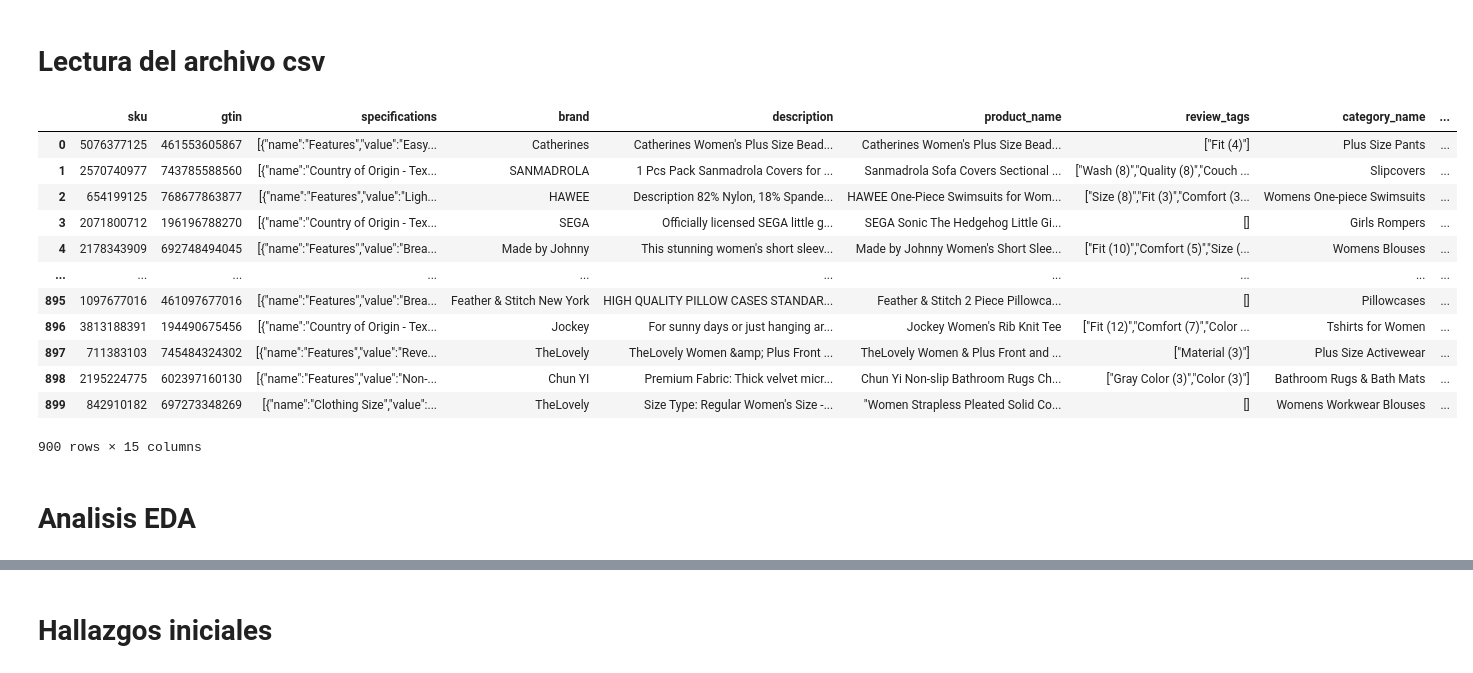
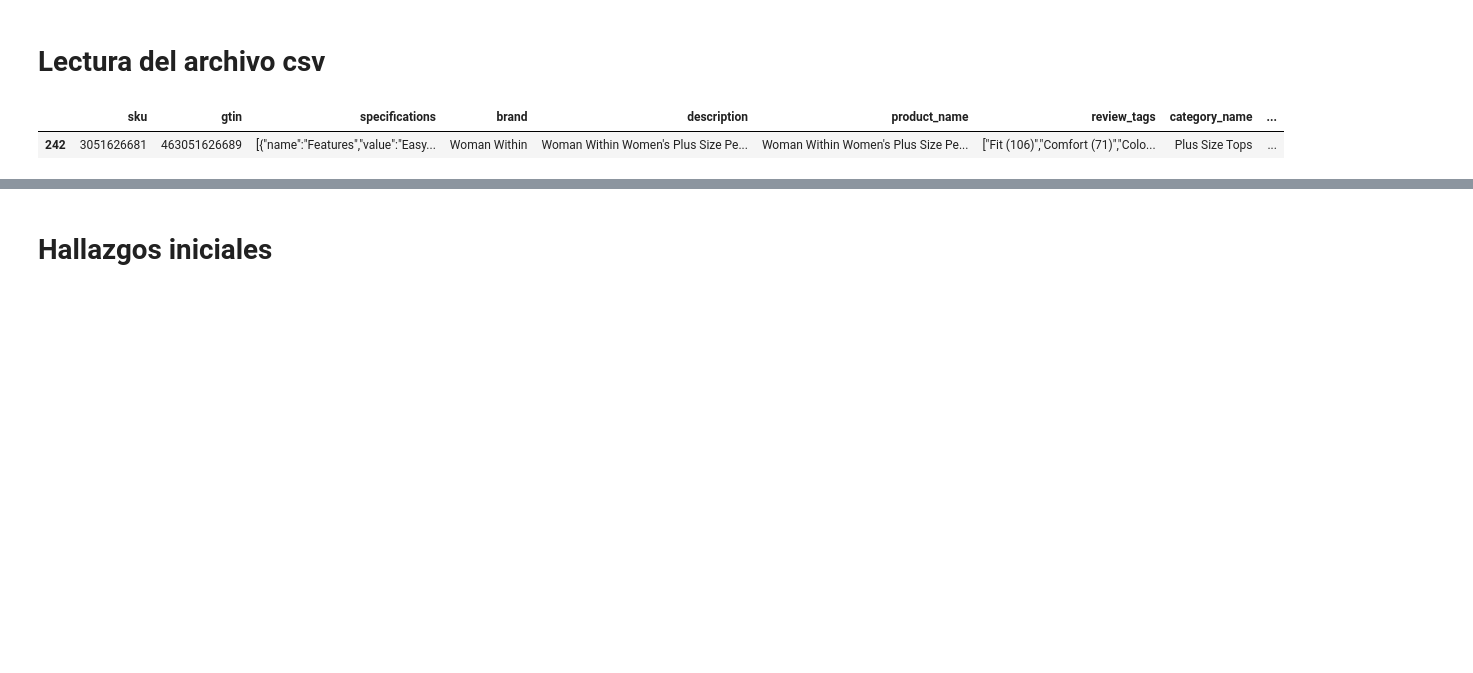
Before and after one commit to madboffin/DS-peso-y-volumetria-de-mercancias, a Jupyter notebook: notebooks/02_feature_engineering.ipynb, the cells around one changed output, grey strips where cells are left out. Cells and saved outputs as stored; diff of their text form; code cells hidden in the pictures; blank space fills up the shorter version.

```diff
--- a/notebooks/eda.ipynb
+++ b/notebooks/02_feature_engineering.ipynb
@@ -12,23 +12,10 @@ path = "../data/raw/market_products.csv"
 # %%
 dtypes = {
     "sku": str,
     "gtin": str
 }
 df = pd.read_csv(path, dtype=dtypes)
-df
+df.sample()
 # %% [output]
 |  | sku | gtin | specifications | brand | description | product_name | review_tags | category_name | ... |
-| 0 | 5076377125 | 461553605867 | [{"name":"Features","value":"Easy... | Catherines | Catherines Women's Plus Size Bead... | Catherines Women's Plus Size Bead... | ["Fit (4)"] | Plus Size Pants | ... |
-| 1 | 2570740977 | 743785588560 | [{"name":"Country of Origin - Tex... | SANMADROLA | 1 Pcs Pack Sanmadrola Covers for ... | Sanmadrola Sofa Covers Sectional ... | ["Wash (8)","Quality (8)","Couch ... | Slipcovers | ... |
-| 2 | 654199125 | 768677863877 | [{"name":"Features","value":"Ligh... | HAWEE | Description 82% Nylon, 18% Spande... | HAWEE One-Piece Swimsuits for Wom... | ["Size (8)","Fit (3)","Comfort (3... | Womens One-piece Swimsuits | ... |
-| 3 | 2071800712 | 196196788270 | [{"name":"Country of Origin - Tex... | SEGA | Officially licensed SEGA little g... | SEGA Sonic The Hedgehog Little Gi... | [] | Girls Rompers | ... |
-| 4 | 2178343909 | 692748494045 | [{"name":"Features","value":"Brea... | Made by Johnny | This stunning women's short sleev... | Made by Johnny Women's Short Slee... | ["Fit (10)","Comfort (5)","Size (... | Womens Blouses | ... |
-| ... | ... | ... | ... | ... | ... | ... | ... | ... | ... |
-| 895 | 1097677016 | 461097677016 | [{"name":"Features","value":"Brea... | Feather & Stitch New York | HIGH QUALITY PILLOW CASES STANDAR... | Feather & Stitch 2 Piece Pillowca... | [] | Pillowcases | ... |
-| 896 | 3813188391 | 194490675456 | [{"name":"Country of Origin - Tex... | Jockey | For sunny days or just hanging ar... | Jockey Women's Rib Knit Tee | ["Fit (12)","Comfort (7)","Color ... | Tshirts for Women | ... |
-| 897 | 711383103 | 745484324302 | [{"name":"Features","value":"Reve... | TheLovely | TheLovely Women &amp; Plus Front ... | TheLovely Women & Plus Front and ... | ["Material (3)"] | Plus Size Activewear | ... |
-| 898 | 2195224775 | 602397160130 | [{"name":"Features","value":"Non-... | Chun YI | Premium Fabric: Thick velvet micr... | Chun Yi Non-slip Bathroom Rugs Ch... | ["Gray Color (3)","Color (3)"] | Bathroom Rugs & Bath Mats | ... |
-| 899 | 842910182 | 697273348269 | [{"name":"Clothing Size","value":... | TheLovely | Size Type: Regular Women's Size -... | "Women Strapless Pleated Solid Co... | [] | Womens Workwear Blouses | ... |
+| 242 | 3051626681 | 463051626689 | [{"name":"Features","value":"Easy... | Woman Within | Woman Within Women's Plus Size Pe... | Woman Within Women's Plus Size Pe... | ["Fit (106)","Comfort (71)","Colo... | Plus Size Tops | ... |
-900 rows × 15 columns
-# %% [markdown]
-# Analisis EDA
```
Also changed, not shown: parts of 25 cells of this notebook.
